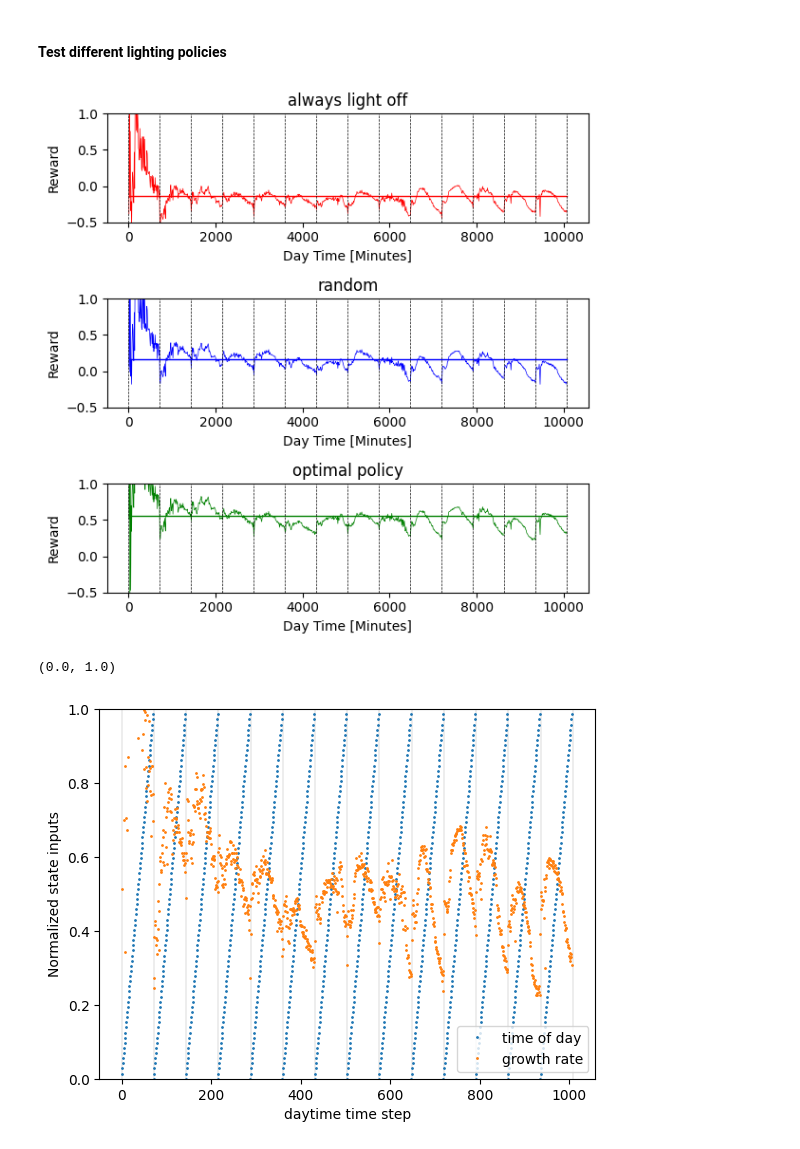
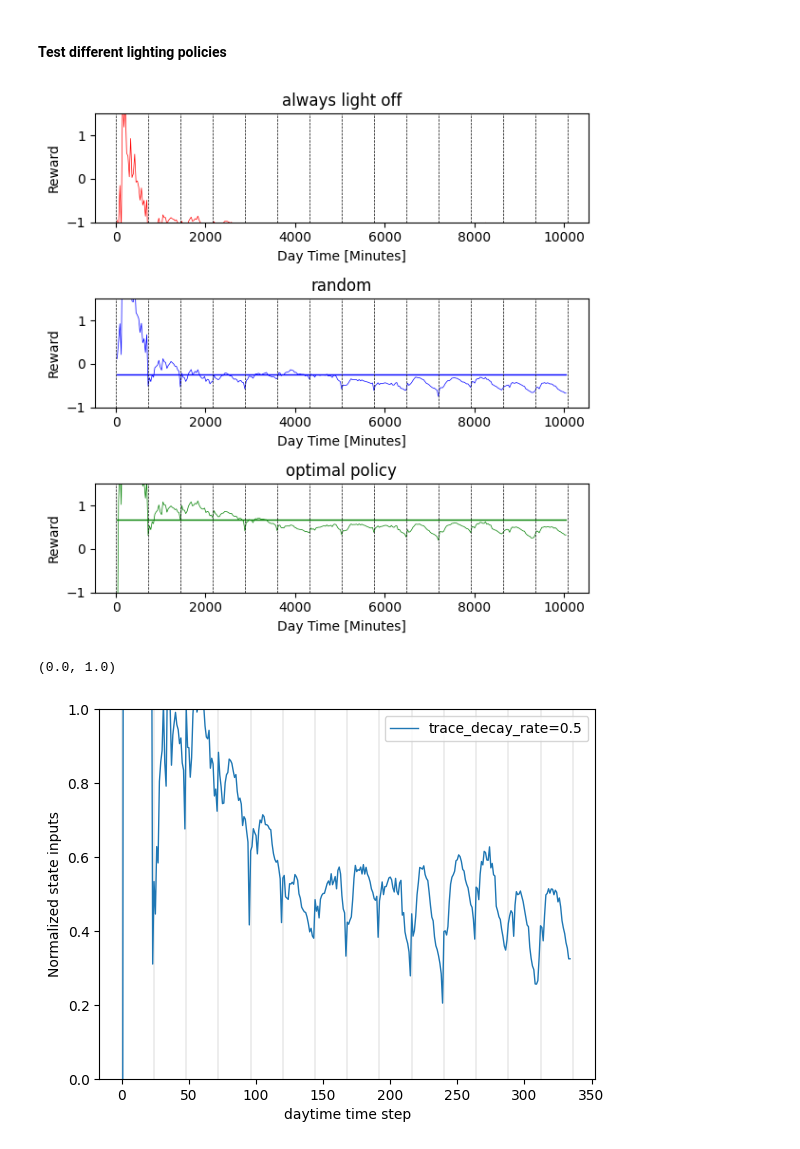
Before and after one commit to steventango/plant-rl, a Jupyter notebook: analysis/test_MultiPlantSim.ipynb, the cells around one changed output. Saved outputs shown, nothing was run; the diff lists cells and outputs as text; code cells hidden in the pictures.

```diff
--- a/analysis/test_MultiPlantSim.ipynb
+++ b/analysis/test_MultiPlantSim.ipynb
@@ -3,7 +3,7 @@ from environments.SimplePlantSimulator import SimplePlantSimulator as PlantSimul
 import numpy as np
 import matplotlib.pyplot as plt
 # %%
-env = PlantSimulator(num_plants=48, q=0.05, last_day=14, trace_decay_rate=0.99)
+env = PlantSimulator(num_plants=48, q=0.05, stride=3, l=0.003, u=0.0055, last_day=14, trace_decay_rate=0.5)
 print(env.terminal_step)
 print(env.steps_per_day, env.steps_per_night)
 # %% [output]
@@ -39,7 +38,7 @@ for i in range(3):
     ax[i].set_title(LABELS[i])
     ax[i].set_xlabel('Day Time [Minutes]')
     ax[i].set_ylabel('Reward')
-    ax[i].set_ylim(-0.5,1)
+    ax[i].set_ylim(-1,1.5)
 
 
 for i in range(int(len(R)/env.steps_per_day)+2):
@@ -49,17 +48,18 @@ for i in range(int(len(R)/env.steps_per_day)+2):
 
 fig.tight_layout()
 # %% [output]
-[figure, old version]
+[figure, new version]
 # %%
 State = np.array(State)
 for i in range(int(len(R)/env.steps_per_day)+2):
     plt.axvline(x = env.steps_per_day*i, color='k', linewidth=.1)
-plt.plot(State[:,:], '.', markersize=2, label=['time of day','growth rate'])
+#plt.plot(State[:,:], '.', markersize=2, label=['time of day','growth rate'])
+plt.plot(State[:,1:], linewidth=1, label=['trace_decay_rate=0.5'])
 
 plt.ylabel('Normalized state inputs')
 plt.xlabel('daytime time step')
 plt.legend()
 plt.ylim([0,1])
 # %% [output]
 (0.0, 1.0)
-[figure, old version]
+[figure, new version]
```
Also changed, not shown: parts of 1 cell of this notebook, 14 other files.
